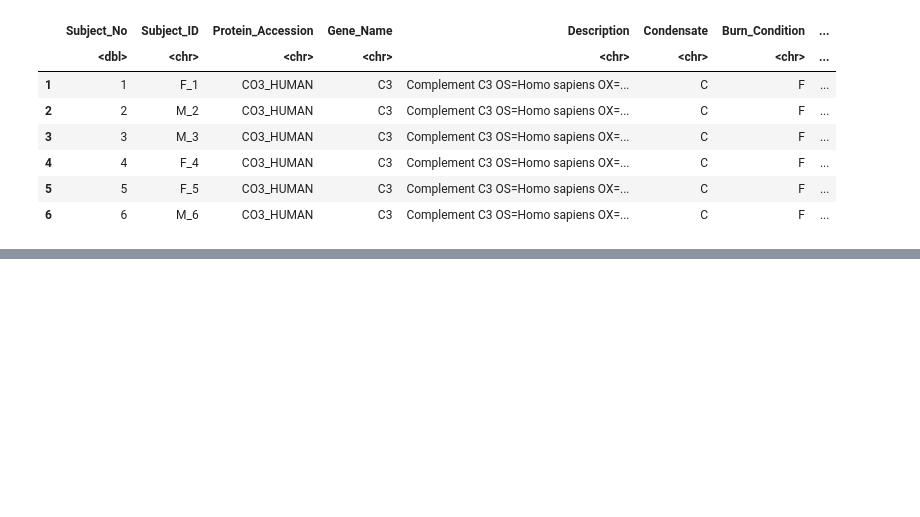
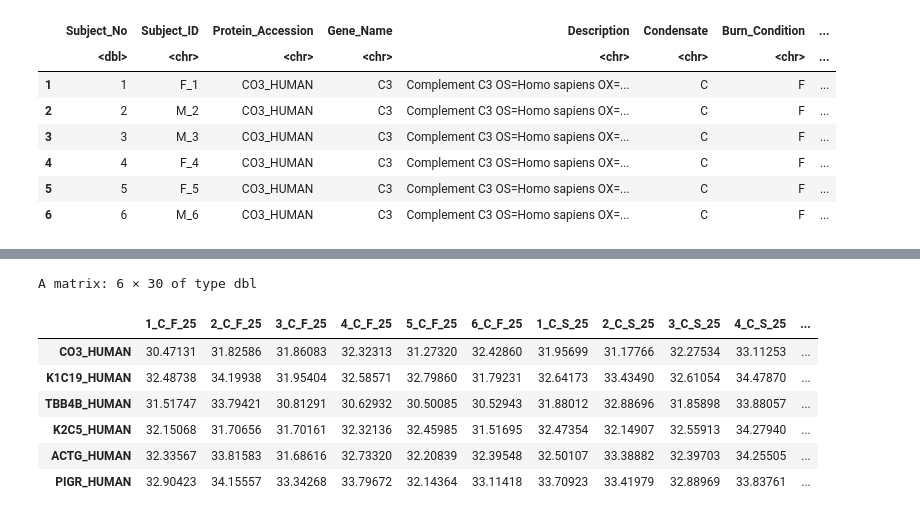
Before and after one commit to UNC-CEMALB/Burn-pit-smoke-condensate-mediated-toxicity-in-human-airway-epithelial-cells-, a Jupyter notebook: 1. Data Processing/Peptide Normalization.ipynb, the cells around one changed output, grey strips where cells are left out. Cells and saved outputs as stored; diff of their text form; code cells hidden in the pictures; blank space fills up the shorter version.

```diff
--- a/1. Data Processing/Peptide Normalization.ipynb
+++ b/1. Data Processing/Peptide Normalization.ipynb
@@ -72,0 +46,17 @@ A tibble: 6 × 10
+# %%
+# first converting from long to wide format, which is necessary for the vsn function
+wider_proteomics_25_df = proteomics_25_df %>%
+# creating sample ids
+    unite("SampleID", c(colnames(proteomics_25_df)[c(1,6:8)]), sep = "_") %>%
+    select(-c("Gene_Name", "Description", "Intensity_pslog2", "Subject_ID")) %>%
+    pivot_wider(names_from = "SampleID", values_from = "Intensity") %>%
+    column_to_rownames(var = "Protein_Accession")
+
+wider_proteomics_5_df = proteomics_5_df %>%
+# creating sample ids
+    unite("SampleID", c(colnames(proteomics_25_df)[c(1,6:8)]), sep = "_") %>%
+    select(-c("Gene_Name", "Description", "Intensity_pslog2", "Subject_ID")) %>%
+    pivot_wider(names_from = "SampleID", values_from = "Intensity") %>%
+    column_to_rownames(var = "Protein_Accession")
+
+head(wider_proteomics_25_df)
@@ -72,0 +73,13 @@ A tibble: 6 × 10
+# %%
+normalized_25_matrix = justvsn(as.matrix(wider_proteomics_25_df))
+normalized_5_matrix = justvsn(as.matrix(wider_proteomics_5_df))
+head(normalized_25_matrix)
+# %% [output]
+A matrix: 6 × 30 of type dbl
+|  | 1_C_F_25 | 2_C_F_25 | 3_C_F_25 | 4_C_F_25 | 5_C_F_25 | 6_C_F_25 | 1_C_S_25 | 2_C_S_25 | 3_C_S_25 | 4_C_S_25 | ... |
+| CO3_HUMAN | 30.47131 | 31.82586 | 31.86083 | 32.32313 | 31.27320 | 32.42860 | 31.95699 | 31.17766 | 32.27534 | 33.11253 | ... |
+| K1C19_HUMAN | 32.48738 | 34.19938 | 31.95404 | 32.58571 | 32.79860 | 31.79231 | 32.64173 | 33.43490 | 32.61054 | 34.47870 | ... |
+| TBB4B_HUMAN | 31.51747 | 33.79421 | 30.81291 | 30.62932 | 30.50085 | 30.52943 | 31.88012 | 32.88696 | 31.85898 | 33.88057 | ... |
+| K2C5_HUMAN | 32.15068 | 31.70656 | 31.70161 | 32.32136 | 32.45985 | 31.51695 | 32.47354 | 32.14907 | 32.55913 | 34.27940 | ... |
+| ACTG_HUMAN | 32.33567 | 33.81583 | 31.68616 | 32.73320 | 32.20839 | 32.39548 | 32.50107 | 33.38882 | 32.39703 | 34.25505 | ... |
+| PIGR_HUMAN | 32.90423 | 34.15557 | 33.34268 | 33.79672 | 32.14364 | 33.11418 | 33.70923 | 33.41979 | 32.88969 | 33.83761 | ... |
```
Also changed, not shown: parts of 8 cells of this notebook.
